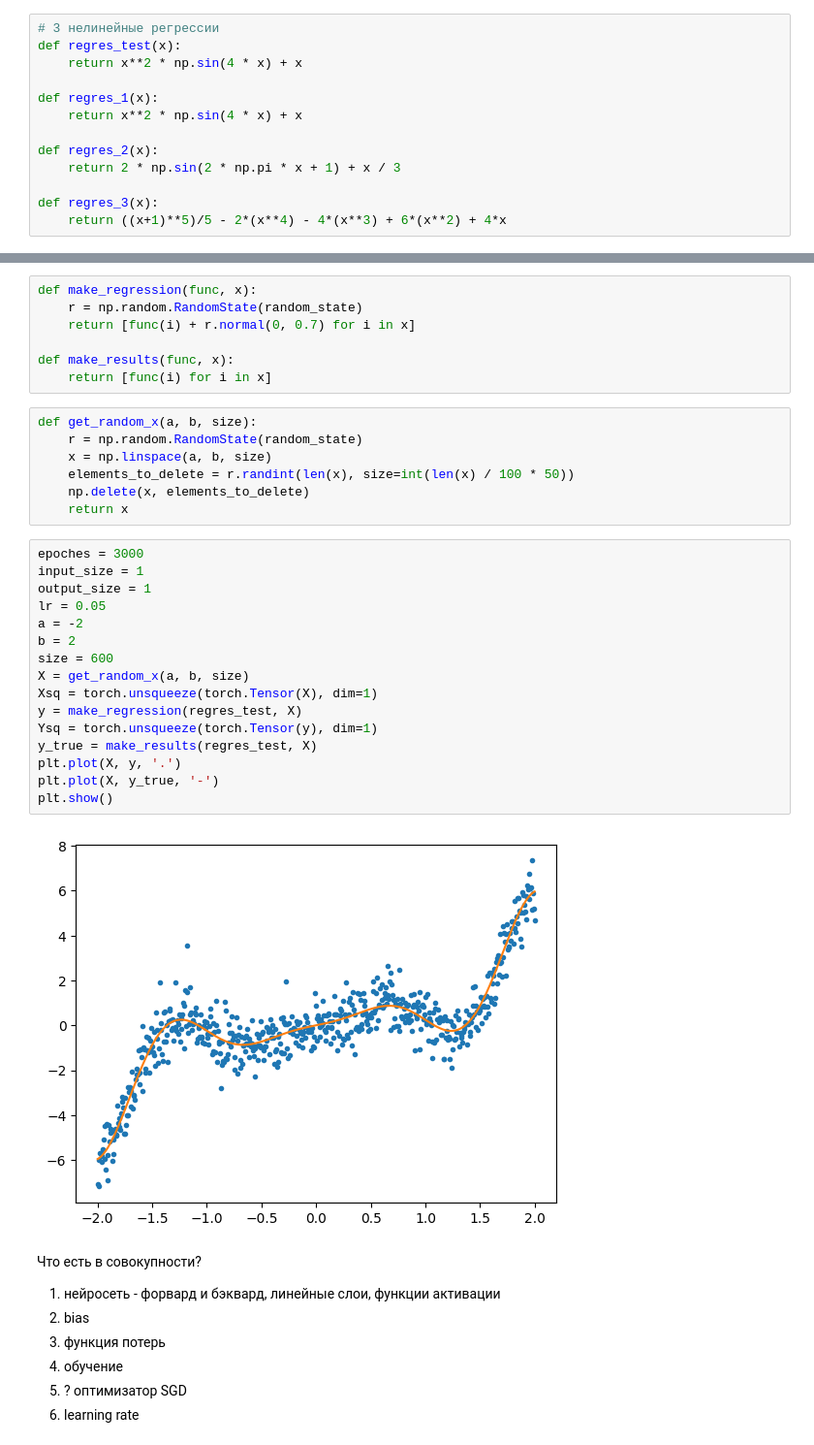
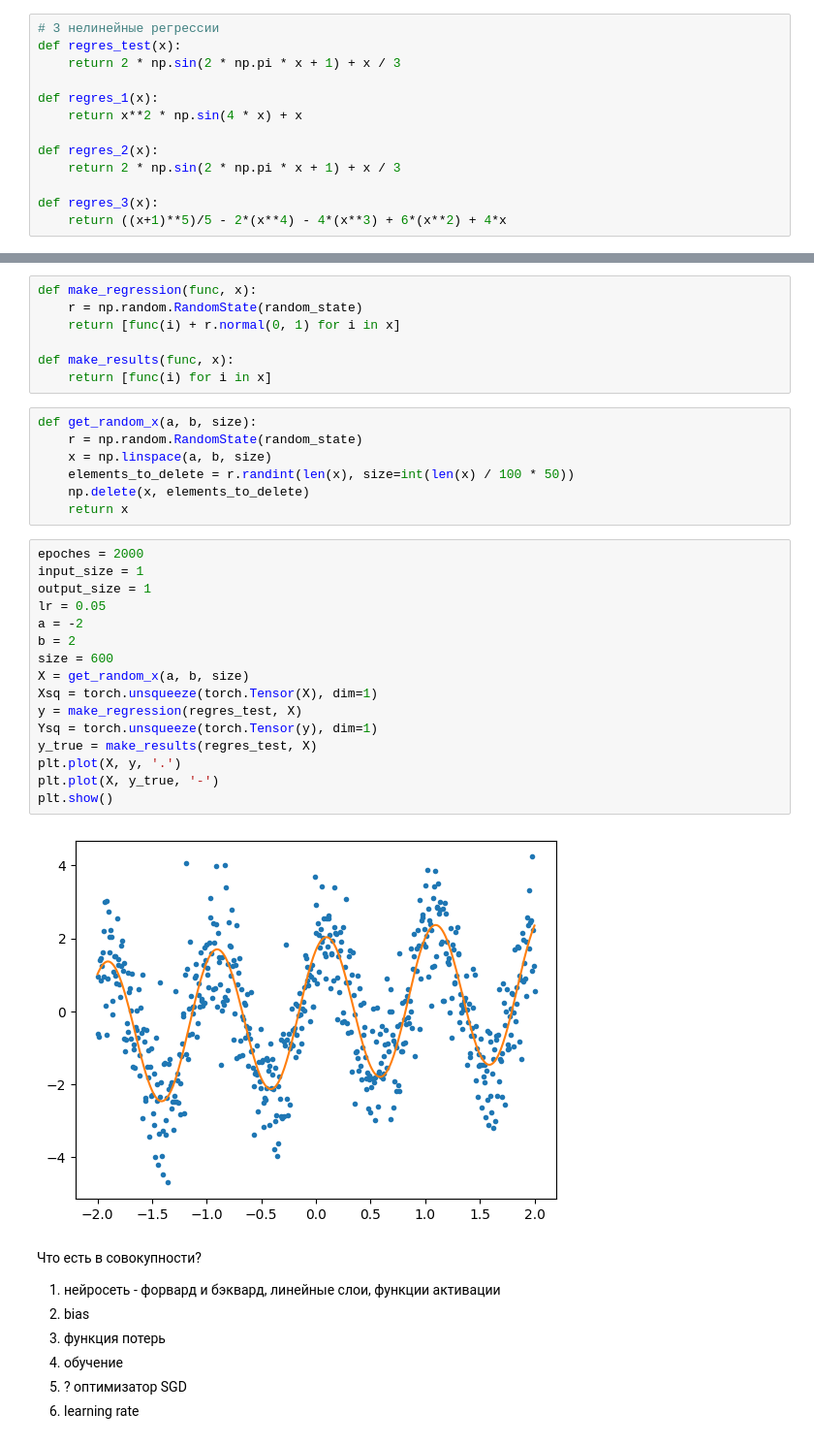
Before and after one commit to Rebxxt/ml-learn, a Jupyter notebook: lab1.ipynb, the cells around one changed output, grey strips where cells are left out. Shown: that part at 97% size. Cells and saved outputs as stored; diff of their text form.

```diff
--- a/lab1.ipynb
+++ b/lab1.ipynb
@@ -20,7 +20,7 @@ from torch.utils.data import TensorDataset, DataLoader
 # %%
 # 3 нелинейные регрессии
 def regres_test(x):
-    return x**2 * np.sin(4 * x) + x
+    return 2 * np.sin(2 * np.pi * x + 1) + x / 3
 
 def regres_1(x):
     return x**2 * np.sin(4 * x) + x
@@ -35,7 +35,7 @@ random_state = 55
 # %%
 def make_regression(func, x):
     r = np.random.RandomState(random_state)
-    return [func(i) + r.normal(0, 0.7) for i in x]
+    return [func(i) + r.normal(0, 1) for i in x]
 
 def make_results(func, x):
     return [func(i) for i in x]
@@ -47,23 +47,23 @@ def get_random_x(a, b, size):
     np.delete(x, elements_to_delete)
     return x
 # %%
-epoches = 3000
+epoches = 2000
 input_size = 1
 output_size = 1
 lr = 0.05
 a = -2
 b = 2
 size = 600
 X = get_random_x(a, b, size)
 Xsq = torch.unsqueeze(torch.Tensor(X), dim=1)
 y = make_regression(regres_test, X)
 Ysq = torch.unsqueeze(torch.Tensor(y), dim=1)
 y_true = make_results(regres_test, X)
 plt.plot(X, y, '.')
 plt.plot(X, y_true, '-')
 plt.show()
 # %% [output]
-[figure, old version]
+[figure, new version]
 # %% [markdown]
 Что есть в совокупности?
 1. нейросеть - форвард и бэквард, линейные слои, функции активации
```
Also changed, not shown: parts of 5 cells of this notebook, 1 other file.
